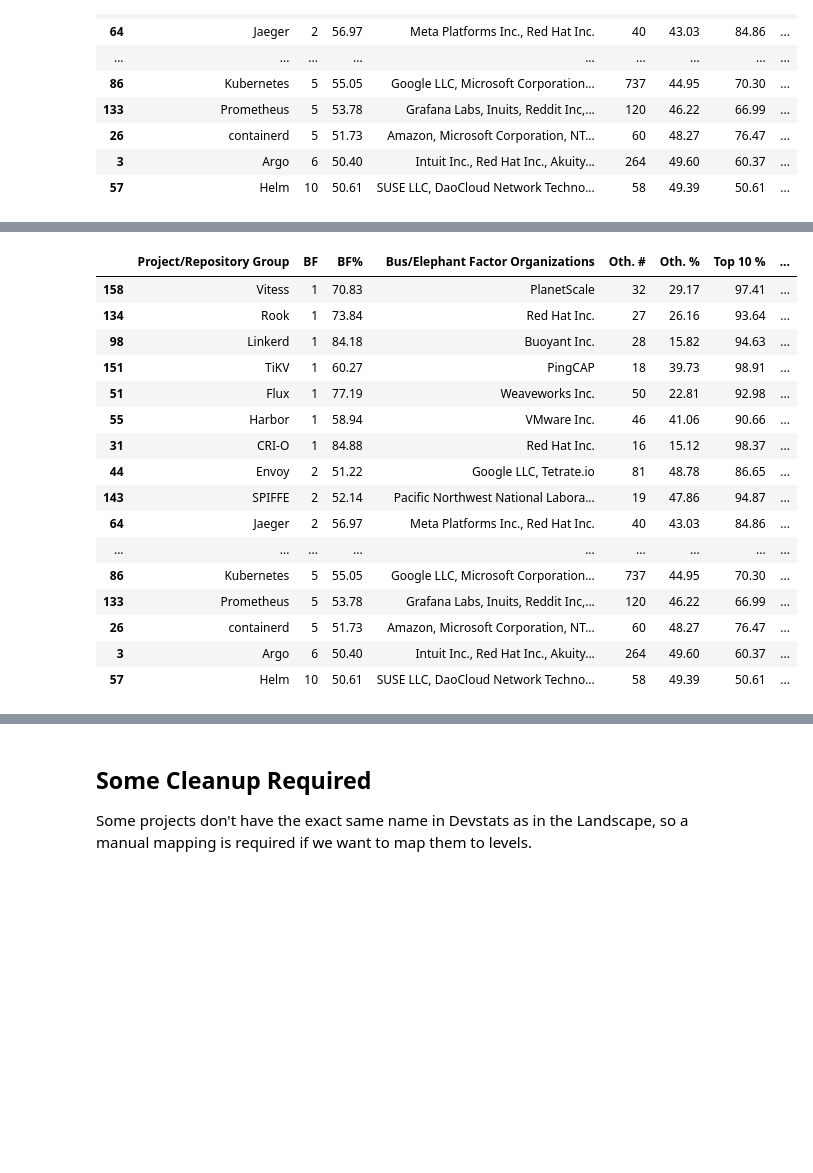
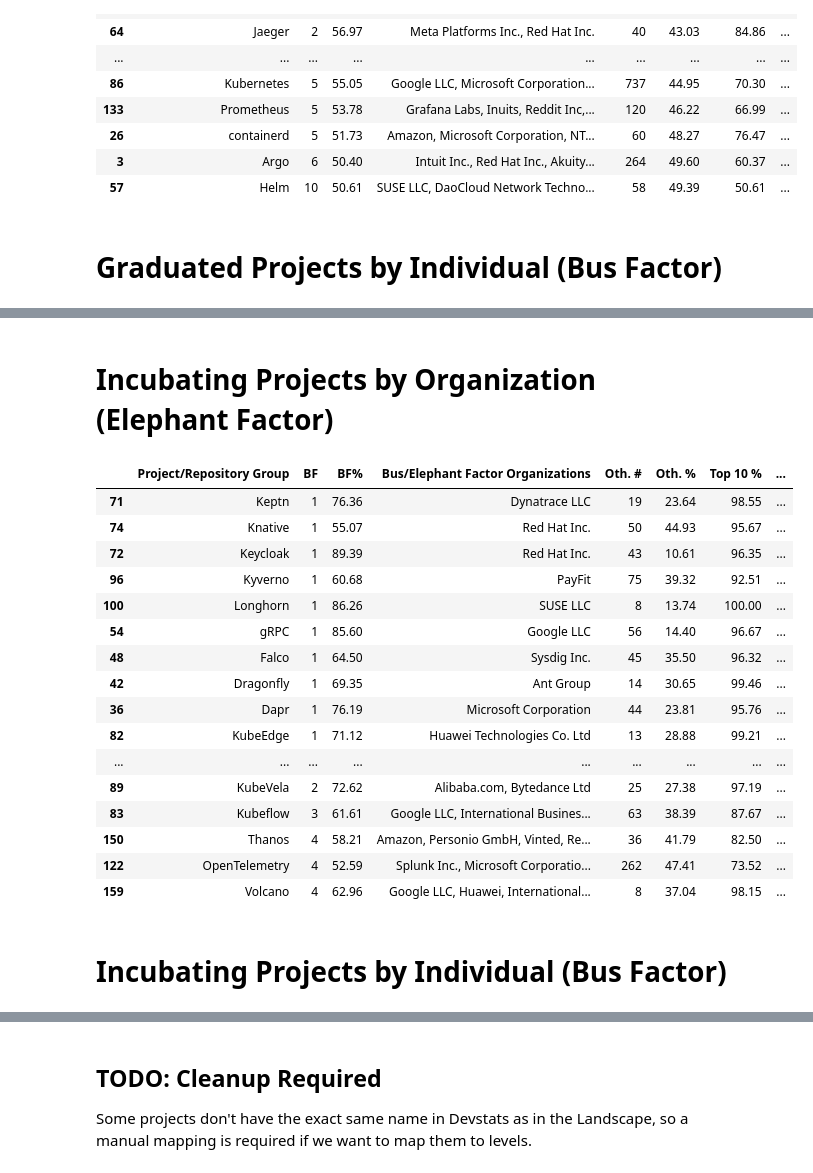
Before and after one commit to geekygirldawn/k8s_data, a Jupyter notebook: datasets/bus-elephant_cncf/Bus_Elephant_Factor_CNCF.ipynb, the cells around one changed output, grey strips where cells are left out. Saved outputs shown, nothing was run; the diff lists cells and outputs as text; code cells hidden in the pictures; blank space fills up the shorter version.

Commit message:
fixed some minor issues, did some cleanup, and added markdown headers for readability

```diff
--- a/datasets/bus-elephant_cncf/Bus_Elephant_Factor_CNCF.ipynb
+++ b/datasets/bus-elephant_cncf/Bus_Elephant_Factor_CNCF.ipynb
@@ -5,9 +7,14 @@ import pandas as pd
 # %%
+# This cell generates the data structures based on the data in the files being read in
+import json
+import urllib.request
+import pandas as pd
+
 landscape_file = urllib.request.urlopen("https://raw.githubusercontent.com/cncf/tag-contributor-strategy/main/website/data/projects.json")
 landscape = json.load(landscape_file)
 
-busDF = pd.read_csv('/Users/dawn/Downloads/All CNCF Users PRs Last year Elephant_Bus Factor stats-data-2023-08-22 10_00_07.csv')
-elephantDF = pd.read_csv('/Users/dawn/Downloads/All CNCF Organizations PRs Last year Elephant_Bus Factor stats-data-2023-08-22 10_06_14.csv')
+busDF = pd.read_csv('users__2023-08-22_last_year.csv')
+elephantDF = pd.read_csv('orgs_2023-08-22_last_year.csv')
 
 levels_dict = {}
 for project in landscape:
@@ -38,6 +47,8 @@ elephantDF.loc[elephantDF['level'] == 'graduated'].sort_values(by=['BF'])
 | 26 | containerd | 5 | 51.73 | Amazon, Microsoft Corporation, NT... | 60 | 48.27 | 76.47 | ... |
 | 3 | Argo | 6 | 50.40 | Intuit Inc., Red Hat Inc., Akuity... | 264 | 49.60 | 60.37 | ... |
 | 57 | Helm | 10 | 50.61 | SUSE LLC, DaoCloud Network Techno... | 58 | 49.39 | 50.61 | ... |
+# %% [markdown]
+# Graduated Projects by Individual (Bus Factor)
 # %%
 busDF.loc[busDF['level'] == 'graduated'].sort_values(by=['BF'])
 # %% [output]
@@ -58,26 +69,30 @@ busDF.loc[busDF['level'] == 'graduated'].sort_values(by=['BF'])
 | 3 | Argo | 57 | 50.16 | crenshaw-dev, flaviuvadan, zachal... | 984 | 49.84 | 23.76 | crenshaw-dev, flaviuvadan, zachal... | ... |
 | 58 | Helm | 65 | 50.28 | mattfarina, joejulian, Zhanxueyou... | 175 | 49.72 | 18.75 | mattfarina, joejulian, Zhanxueyou... | ... |
 | 87 | Kubernetes | 142 | 50.02 | windsonsea, hakman, andyzhangx, s... | 4644 | 49.98 | 11.68 | windsonsea, hakman, andyzhangx, s... | ... |
+# %% [markdown]
+# Incubating Projects by Organization (Elephant Factor)
 # %%
-elephantDF.loc[elephantDF['level'] == 'graduated'].sort_values(by=['BF'])
+elephantDF.loc[elephantDF['level'] == 'incubating'].sort_values(by=['BF'])
 # %% [output]
 |  | Project/Repository Group | BF | BF% | Bus/Elephant Factor Organizations | Oth. # | Oth. % | Top 10 % | ... |
-| 158 | Vitess | 1 | 70.83 | PlanetScale | 32 | 29.17 | 97.41 | ... |
-| 134 | Rook | 1 | 73.84 | Red Hat Inc. | 27 | 26.16 | 93.64 | ... |
-| 98 | Linkerd | 1 | 84.18 | Buoyant Inc. | 28 | 15.82 | 94.63 | ... |
-| 151 | TiKV | 1 | 60.27 | PingCAP | 18 | 39.73 | 98.91 | ... |
-| 51 | Flux | 1 | 77.19 | Weaveworks Inc. | 50 | 22.81 | 92.98 | ... |
-| 55 | Harbor | 1 | 58.94 | VMware Inc. | 46 | 41.06 | 90.66 | ... |
-| 31 | CRI-O | 1 | 84.88 | Red Hat Inc. | 16 | 15.12 | 98.37 | ... |
-| 44 | Envoy | 2 | 51.22 | Google LLC, Tetrate.io | 81 | 48.78 | 86.65 | ... |
-| 143 | SPIFFE | 2 | 52.14 | Pacific Northwest National Labora... | 19 | 47.86 | 94.87 | ... |
-| 64 | Jaeger | 2 | 56.97 | Meta Platforms Inc., Red Hat Inc. | 40 | 43.03 | 84.86 | ... |
+| 71 | Keptn | 1 | 76.36 | Dynatrace LLC | 19 | 23.64 | 98.55 | ... |
+| 74 | Knative | 1 | 55.07 | Red Hat Inc. | 50 | 44.93 | 95.67 | ... |
+| 72 | Keycloak | 1 | 89.39 | Red Hat Inc. | 43 | 10.61 | 96.35 | ... |
+| 96 | Kyverno | 1 | 60.68 | PayFit | 75 | 39.32 | 92.51 | ... |
+| 100 | Longhorn | 1 | 86.26 | SUSE LLC | 8 | 13.74 | 100.00 | ... |
+| 54 | gRPC | 1 | 85.60 | Google LLC | 56 | 14.40 | 96.67 | ... |
+| 48 | Falco | 1 | 64.50 | Sysdig Inc. | 45 | 35.50 | 96.32 | ... |
+| 42 | Dragonfly | 1 | 69.35 | Ant Group | 14 | 30.65 | 99.46 | ... |
+| 36 | Dapr | 1 | 76.19 | Microsoft Corporation | 44 | 23.81 | 95.76 | ... |
+| 82 | KubeEdge | 1 | 71.12 | Huawei Technologies Co. Ltd | 13 | 28.88 | 99.21 | ... |
 | ... | ... | ... | ... | ... | ... | ... | ... | ... |
-| 86 | Kubernetes | 5 | 55.05 | Google LLC, Microsoft Corporation... | 737 | 44.95 | 70.30 | ... |
-| 133 | Prometheus | 5 | 53.78 | Grafana Labs, Inuits, Reddit Inc,... | 120 | 46.22 | 66.99 | ... |
-| 26 | containerd | 5 | 51.73 | Amazon, Microsoft Corporation, NT... | 60 | 48.27 | 76.47 | ... |
-| 3 | Argo | 6 | 50.40 | Intuit Inc., Red Hat Inc., Akuity... | 264 | 49.60 | 60.37 | ... |
-| 57 | Helm | 10 | 50.61 | SUSE LLC, DaoCloud Network Techno... | 58 | 49.39 | 50.61 | ... |
+| 89 | KubeVela | 2 | 72.62 | Alibaba.com, Bytedance Ltd | 25 | 27.38 | 97.19 | ... |
+| 83 | Kubeflow | 3 | 61.61 | Google LLC, International Busines... | 63 | 38.39 | 87.67 | ... |
+| 150 | Thanos | 4 | 58.21 | Amazon, Personio GmbH, Vinted, Re... | 36 | 41.79 | 82.50 | ... |
+| 122 | OpenTelemetry | 4 | 52.59 | Splunk Inc., Microsoft Corporatio... | 262 | 47.41 | 73.52 | ... |
+| 159 | Volcano | 4 | 62.96 | Google LLC, Huawei, International... | 8 | 37.04 | 98.15 | ... |
+# %% [markdown]
+# Incubating Projects by Individual (Bus Factor)
 # %%
 busDF.loc[busDF['level'] == 'incubating'].sort_values(by=['BF'])
 # %% [output]
@@ -99,7 +114,7 @@ busDF.loc[busDF['level'] == 'incubating'].sort_values(by=['BF'])
 | 7 | Backstage | 32 | 50.06 | Rugvip, freben, benjdlambert, awa... | 625 | 49.94 | 33.89 | Rugvip, freben, benjdlambert, awa... | ... |
 | 123 | OpenTelemetry | 39 | 50.02 | bogdandrutu, codeboten, dmitryax,... | 1664 | 49.98 | 25.63 | bogdandrutu, codeboten, dmitryax,... | ... |
 # %% [markdown]
-## Some Cleanup Required
+## TODO: Cleanup Required
 
 Some projects don't have the exact same name in Devstats as in the Landscape, so a manual mapping is required if we want to map them to levels.
 # %%
```
Also changed, not shown: parts of 3 cells of this notebook.
